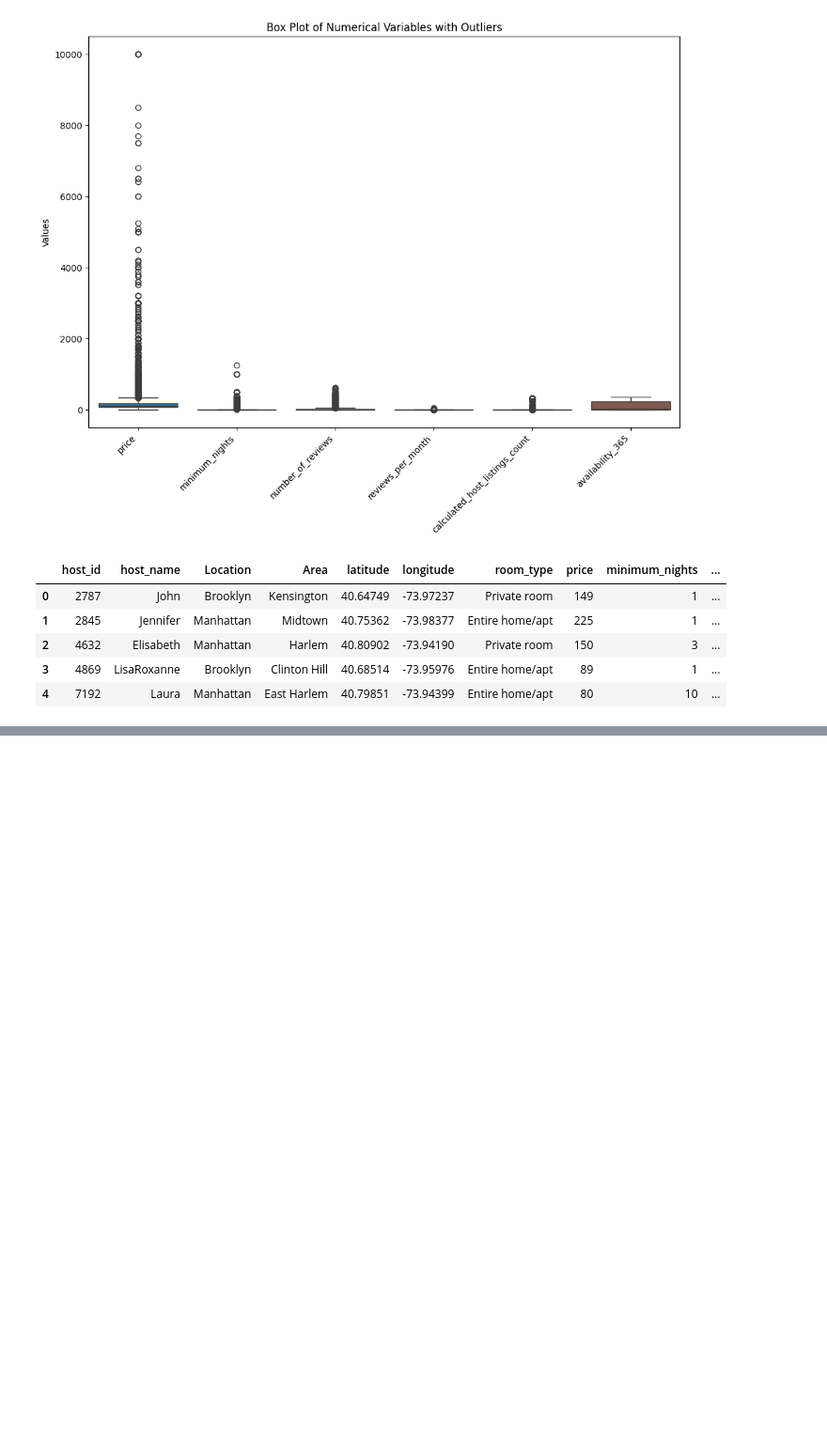
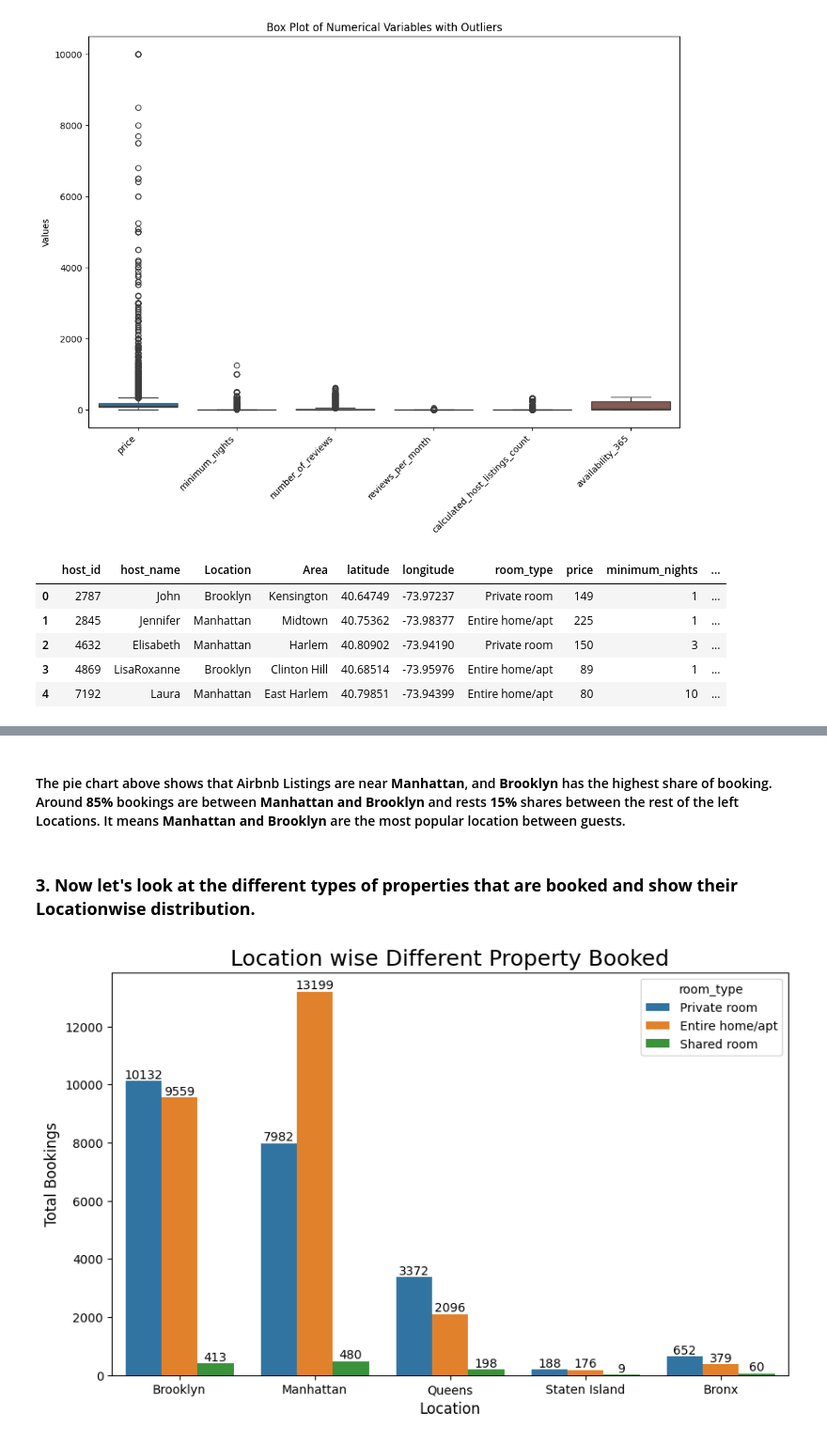
Before and after one commit to Kashifletslearn/EDA-of-Airbnb-Hotel-Booking, a Jupyter notebook: EDA_of_Airbnb_Hotel_Booking.ipynb, the cells around one changed output, grey strips where cells are left out. Shown at 94% size. Saved outputs shown, nothing was run; the diff lists cells and outputs as text; code cells hidden in the pictures; blank space fills up the shorter version.

```diff
--- a/EDA_of_Airbnb_Hotel_Booking.ipynb
+++ b/EDA_of_Airbnb_Hotel_Booking.ipynb
@@ -446,0 +496,28 @@ airbnb.head(5)
+# %% [markdown]
+#### The pie chart above shows that Airbnb Listings  are near **Manhattan**, and **Brooklyn** has the highest share of booking. Around **85%** bookings are between **Manhattan and Brooklyn** and rests **15%** shares between the rest of the left Locations. It means **Manhattan and Brooklyn** are the most popular location between guests.
+# %% [markdown]
+### **3. Now let's look at the different types of properties that are booked and show their Locationwise distribution.**
+# %%
+# Chart - 3: Locationwise different property Booked.
+
+# set figure size
+plt.figure(figsize=(10,6))
+
+# set plot title
+plt.title('Location wise Different Property Booked',{'fontsize': 18, 'fontweight': 20})
+
+# plot count plot
+lwb = sns.countplot(x='Location',hue= 'room_type', data=airbnb)
+
+# labels for each bar
+for container in lwb.containers:
+    lwb.bar_label(container)
+
+# set x-axis and y-axis labels
+plt.ylabel("Total Bookings", {'fontsize': 12, 'fontweight': 15})
+plt.xlabel('Location', {'fontsize': 12, 'fontweight': 15})
+
+# display figure
+plt.show()
+# %% [output]
+[figure, added]
```
Also changed, not shown: parts of 13 cells of this notebook.
